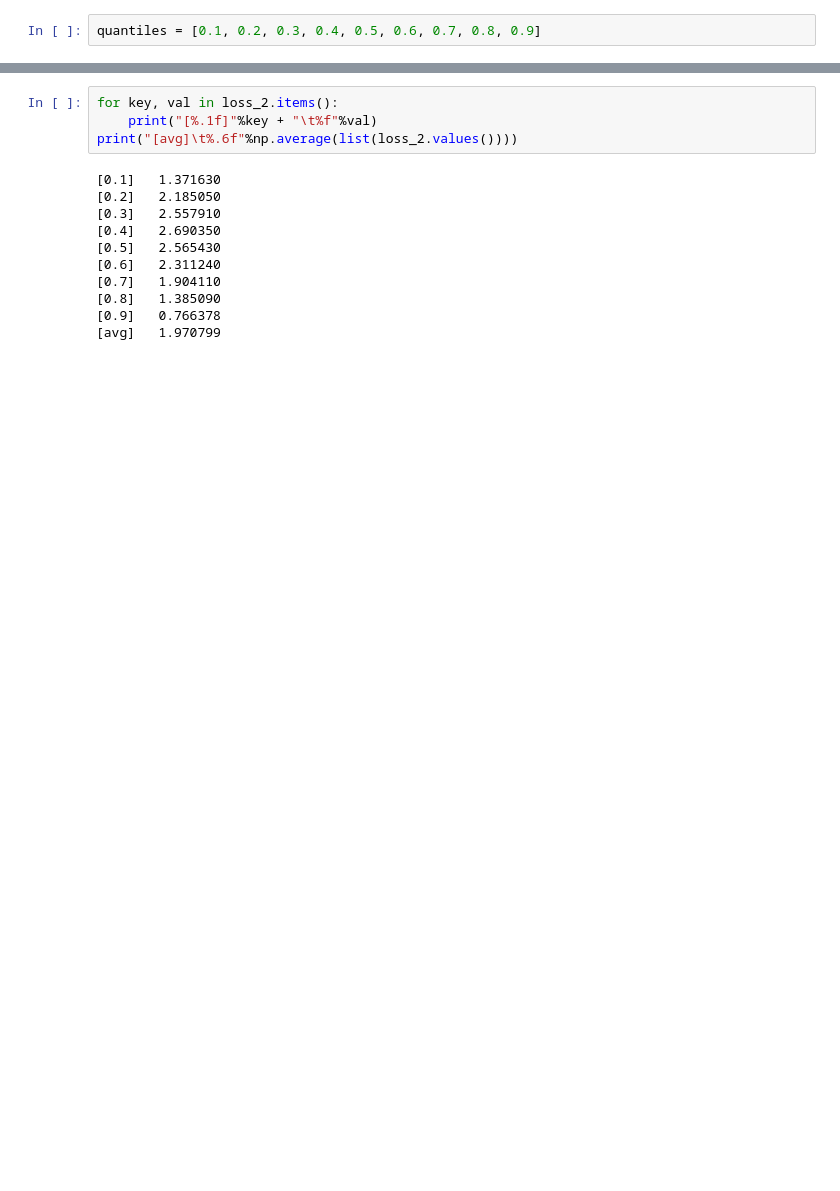
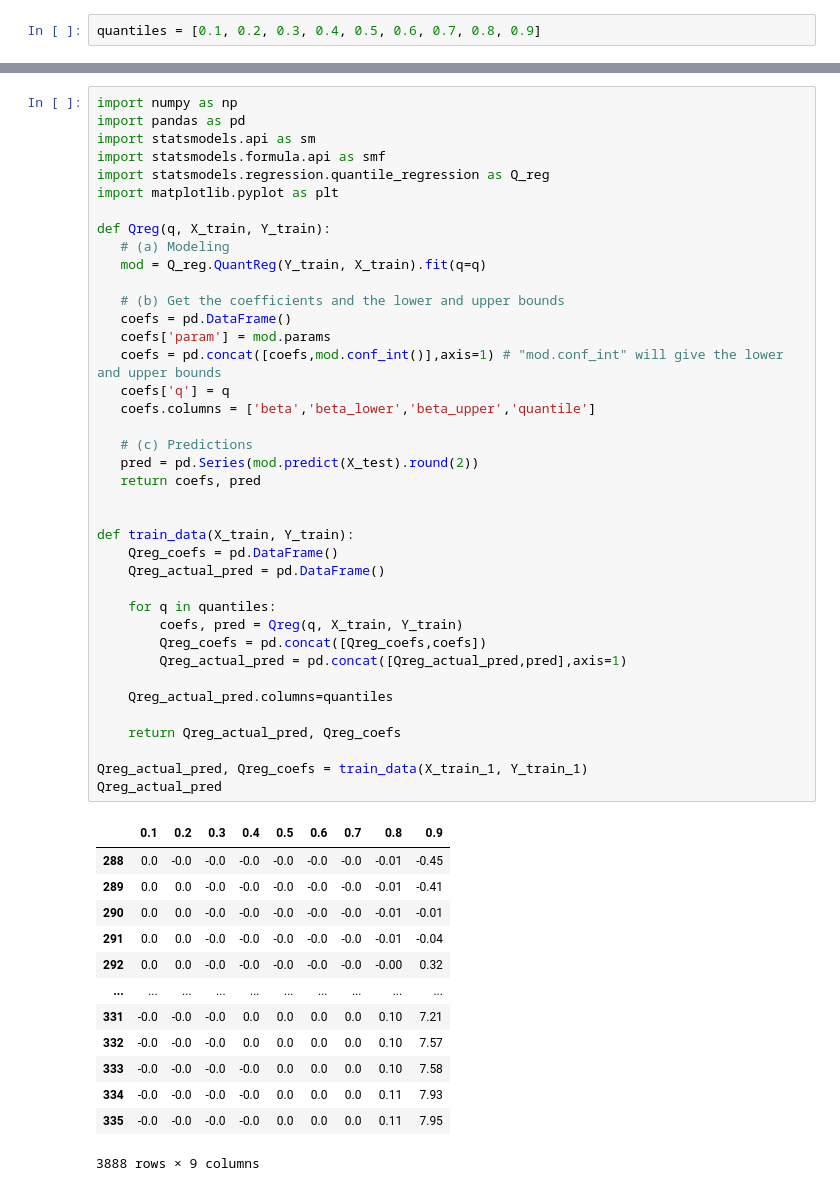
Before and after one commit to gogooma9/SolarGen, a Jupyter notebook: src/solar_gen.ipynb, the cells around one changed output, grey strips where cells are left out. Drawn from its saved outputs; the diff is of its cells as text; blank space fills up the shorter version.

```diff
--- a/src/solar_gen.ipynb
+++ b/src/solar_gen.ipynb
@@ -507,15 +172,53 @@ results_2.sort_index()[:48]
-# %%
-for key, val in loss_2.items():
-    print("[%.1f]"%key + "\t%f"%val)
-print("[avg]\t%.6f"%np.average(list(loss_2.values())))
-# %% [output]
-[0.1]   1.371630
-[0.2]   2.185050
-[0.3]   2.557910
-[0.4]   2.690350
-[0.5]   2.565430
-[0.6]   2.311240
-[0.7]   1.904110
-[0.8]   1.385090
-[0.9]   0.766378
-[avg]   1.970799
+# %%
+import numpy as np
+import pandas as pd
+import statsmodels.api as sm
+import statsmodels.formula.api as smf
+import statsmodels.regression.quantile_regression as Q_reg
+import matplotlib.pyplot as plt
+
+def Qreg(q, X_train, Y_train):
+   # (a) Modeling
+   mod = Q_reg.QuantReg(Y_train, X_train).fit(q=q)
+
+   # (b) Get the coefficients and the lower and upper bounds
+   coefs = pd.DataFrame()
+   coefs['param'] = mod.params
+   coefs = pd.concat([coefs,mod.conf_int()],axis=1) # "mod.conf_int" will give the lower and upper bounds
+   coefs['q'] = q
+   coefs.columns = ['beta','beta_lower','beta_upper','quantile']
+
+   # (c) Predictions
+   pred = pd.Series(mod.predict(X_test).round(2))
+   return coefs, pred
+
+
+def train_data(X_train, Y_train):
+    Qreg_coefs = pd.DataFrame()
+    Qreg_actual_pred = pd.DataFrame()
+
+    for q in quantiles:
+        coefs, pred = Qreg(q, X_train, Y_train)
+        Qreg_coefs = pd.concat([Qreg_coefs,coefs])
+        Qreg_actual_pred = pd.concat([Qreg_actual_pred,pred],axis=1)
+
+    Qreg_actual_pred.columns=quantiles
+
+    return Qreg_actual_pred, Qreg_coefs
+
+Qreg_actual_pred, Qreg_coefs = train_data(X_train_1, Y_train_1)
+Qreg_actual_pred
+# %% [output]
+|  | 0.1 | 0.2 | 0.3 | 0.4 | 0.5 | 0.6 | 0.7 | 0.8 | 0.9 |
+| 288 | 0.0 | -0.0 | -0.0 | -0.0 | -0.0 | -0.0 | -0.0 | -0.01 | -0.45 |
+| 289 | 0.0 | 0.0 | -0.0 | -0.0 | -0.0 | -0.0 | -0.0 | -0.01 | -0.41 |
+| 290 | 0.0 | 0.0 | -0.0 | -0.0 | -0.0 | -0.0 | -0.0 | -0.01 | -0.01 |
+| 291 | 0.0 | 0.0 | -0.0 | -0.0 | -0.0 | -0.0 | -0.0 | -0.01 | -0.04 |
+| 292 | 0.0 | 0.0 | -0.0 | -0.0 | -0.0 | -0.0 | -0.0 | -0.00 | 0.32 |
+| ... | ... | ... | ... | ... | ... | ... | ... | ... | ... |
+| 331 | -0.0 | -0.0 | -0.0 | 0.0 | 0.0 | 0.0 | 0.0 | 0.10 | 7.21 |
+| 332 | -0.0 | -0.0 | -0.0 | 0.0 | 0.0 | 0.0 | 0.0 | 0.10 | 7.57 |
+| 333 | -0.0 | -0.0 | -0.0 | -0.0 | 0.0 | 0.0 | 0.0 | 0.10 | 7.58 |
+| 334 | -0.0 | -0.0 | -0.0 | -0.0 | 0.0 | 0.0 | 0.0 | 0.11 | 7.93 |
+| 335 | -0.0 | -0.0 | -0.0 | -0.0 | 0.0 | 0.0 | 0.0 | 0.11 | 7.95 |
+3888 rows × 9 columns
```
Also changed, not shown: parts of 26 cells of this notebook.
